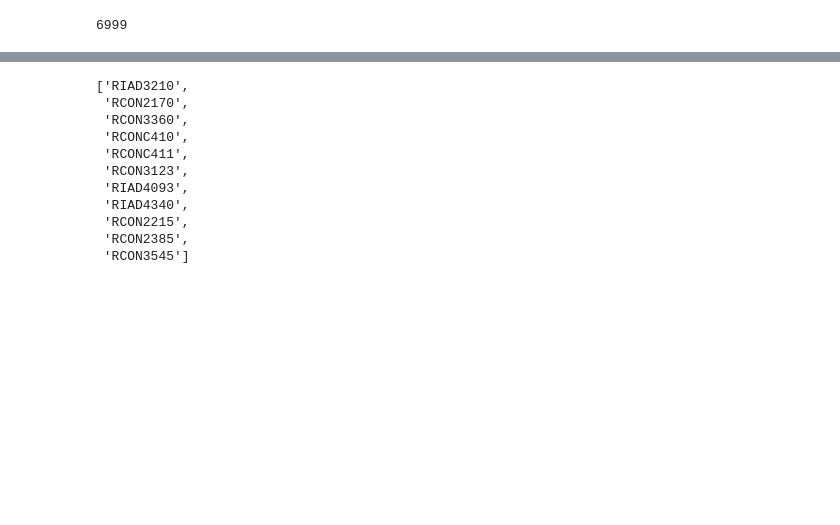
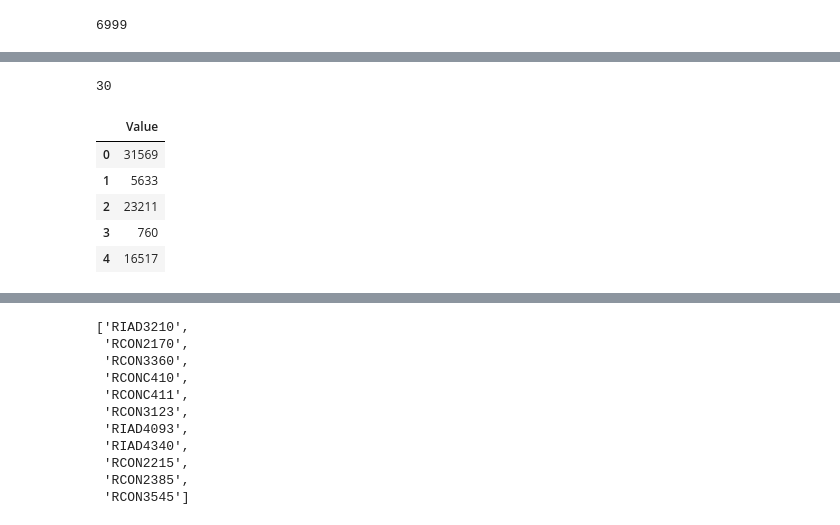
Before and after one commit to allaccountstaken/predicting_bank_distress, a Jupyter notebook: regression_banks_2010.ipynb, the cells around one changed output, grey strips where cells are left out. Drawn from its saved outputs; the diff is of its cells as text; code cells hidden in the pictures; blank space fills up the shorter version.

Commit message:
metrics pulled'

```diff
--- a/regression_banks_2010.ipynb
+++ b/regression_banks_2010.ipynb
@@ -30,6 +30,39 @@ failed_banks_2010Q4.head()
 | 209 | United Americas Bank, N.A. | Atlanta | GA | 35065 | State Bank and Trust Company | 17-Dec-10 | 17-Oct-15 | 2010-12-17 | ... |
 | 210 | Appalachian Community Bank, FSB | McCaysville | GA | 58495 | Peoples Bank of East Tennessee | 17-Dec-10 | 29-Jan-19 | 2010-12-17 | ... |
 | 211 | Chestatee State Bank | Dawsonville | GA | 34578 | Bank of the Ozarks | 17-Dec-10 | 21-Sep-15 | 2010-12-17 | ... |
+# %%
+# Prepare the list of CERT to pull financial metrics in a loop
+banks_CERT_2010Q4_list = list(failed_banks_2010Q4.CERT)
+len(banks_CERT_2010Q4_list)
+# %% [output]
+30
+# %%
+# Pull 30 reports, drop all values but 11 selected metrics
+df = pd.DataFrame()
+for i in range(len(banks_CERT_2010Q4_list)):
+    fidID = banks_CERT_2010Q4_list[i]
+    results_bytes = client.retrieve_facsimile(ds_name=ds_name, reporting_pd_end=end_date,
+                              fiID_type=fiID_type, fiID=fiID,
+                              facsimile_fmt=fmt, outfile=None,
+                              return_result=True)
+    report = StringIO(str(results_bytes2, 'utf-8'))
+    report_df = pd.read_csv(report, sep=';')
+    report_df.columns = ['Call Date', 'Bank RSSD Identifier', 'ValueID', 'Value', 'Last Update',
+       'Short Definition', 'Call Schedule', 'Line Number']
+    selected_metrics = report_df[report_df['ValueID'].isin(fin_columns)]
+    selected_metrics.drop(columns = ['Call Date', 'Bank RSSD Identifier', 'ValueID','Last Update',
+       'Short Definition', 'Call Schedule', 'Line Number'], axis =1, inplace=True)
+    #df = pd.concat(selected_metrics)
+    df = df.append(selected_metrics, ignore_index=True)
+# %%
+df.head()
+# %% [output]
+|  | Value |
+| 0 | 31569 |
+| 1 | 5633 |
+| 2 | 23211 |
+| 3 | 760 |
+| 4 | 16517 |
 # %%
 # Testing Call report for 1 filer
 ds_name = 'Call'    # Pull Call report data
```
Also changed, not shown: parts of 4 cells of this notebook.
